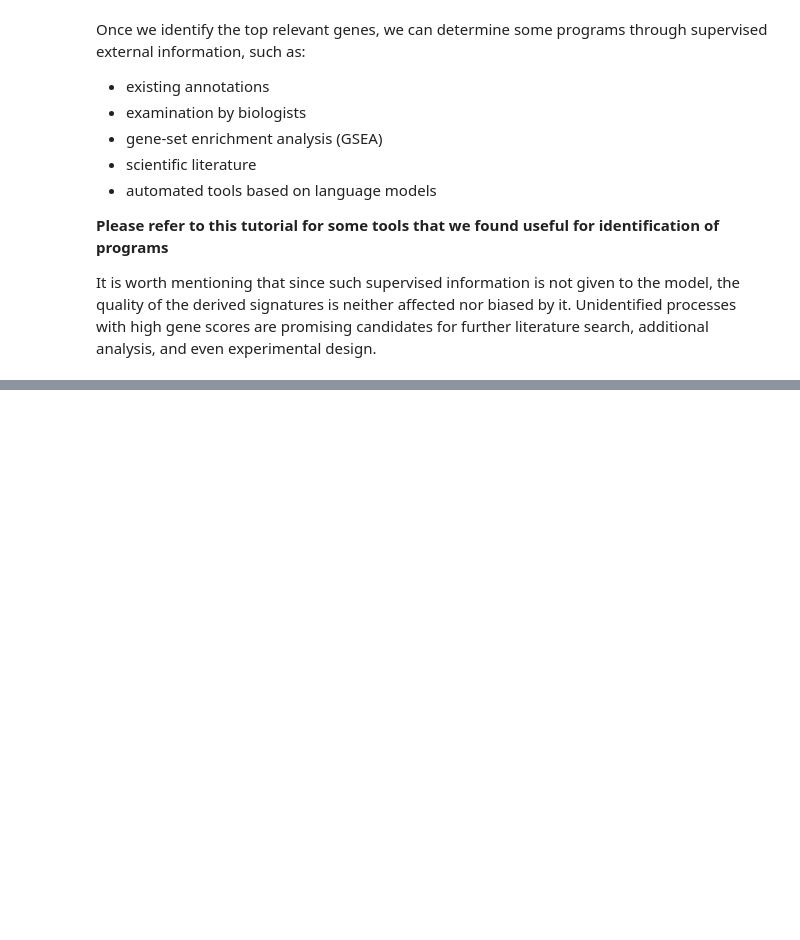
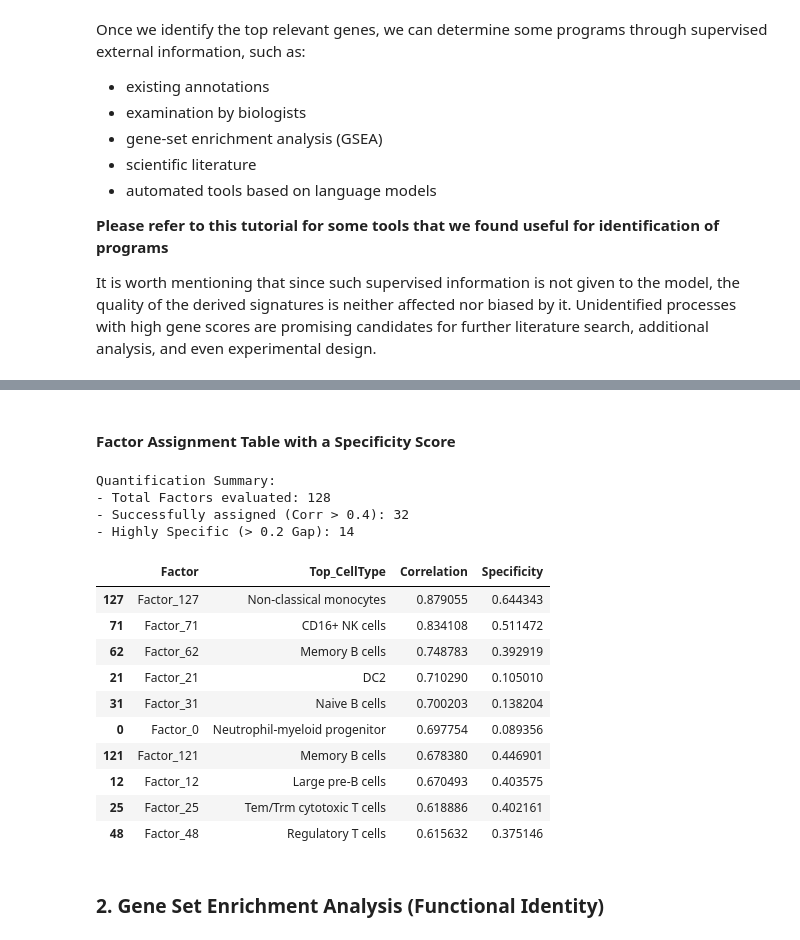
Before and after one commit to clarasoekler/DRVI_tutorials, a Jupyter notebook: identification_of_factors.ipynb, the cells around one changed output, grey strips where cells are left out. Cells and saved outputs as stored; diff of their text form; code cells hidden in the pictures; blank space fills up the shorter version.

```diff
--- a/identification_of_factors.ipynb
+++ b/identification_of_factors.ipynb
@@ -400,0 +420,51 @@ should have coding API
+# %% [markdown]
+#### Factor Assignment Table with a Specificity Score
+# %%
+# 1. Extract the Top Match and the second-best match using 'eval_matrix'
+top_1 = eval_matrix.idxmax(axis=1)
+top_1_val = eval_matrix.max(axis=1)
+
+# To find the 2nd best, we temporarily mask the top one
+temp_matrix = eval_matrix.copy()
+for i, col in enumerate(top_1):
+    temp_matrix.loc[temp_matrix.index[i], col] = -1
+top_2_val = temp_matrix.max(axis=1)
+
+# 2. Calculate Specificity Score
+specificity = top_1_val - top_2_val
+
+# 3. Create the Quantification Table
+quant_df = pd.DataFrame({
+    'Factor': eval_matrix.index,
+    'Top_CellType': top_1.values,
+    'Correlation': top_1_val.values,
+    'Specificity': specificity.values
+}).sort_values('Correlation', ascending=False)
+
+# 4. Filter for "Identified" factors (Correlation > 0.4)
+identified_factors = quant_df[quant_df['Correlation'] > 0.4]
+
+print(f"Quantification Summary:")
+print(f"- Total Factors evaluated: {len(quant_df)}")
+print(f"- Successfully assigned (Corr > 0.4): {len(identified_factors)}")
+print(f"- Highly Specific (> 0.2 Gap): {len(quant_df[quant_df['Specificity'] > 0.2])}")
+
+quant_df.head(10)
+# %% [output]
+Quantification Summary:
+- Total Factors evaluated: 128
+- Successfully assigned (Corr > 0.4): 32
+- Highly Specific (> 0.2 Gap): 14
+|  | Factor | Top_CellType | Correlation | Specificity |
+| 127 | Factor_127 | Non-classical monocytes | 0.879055 | 0.644343 |
+| 71 | Factor_71 | CD16+ NK cells | 0.834108 | 0.511472 |
+| 62 | Factor_62 | Memory B cells | 0.748783 | 0.392919 |
+| 21 | Factor_21 | DC2 | 0.710290 | 0.105010 |
+| 31 | Factor_31 | Naive B cells | 0.700203 | 0.138204 |
+| 0 | Factor_0 | Neutrophil-myeloid progenitor | 0.697754 | 0.089356 |
+| 121 | Factor_121 | Memory B cells | 0.678380 | 0.446901 |
+| 12 | Factor_12 | Large pre-B cells | 0.670493 | 0.403575 |
+| 25 | Factor_25 | Tem/Trm cytotoxic T cells | 0.618886 | 0.402161 |
+| 48 | Factor_48 | Regulatory T cells | 0.615632 | 0.375146 |
+# %% [markdown]
+### 2. Gene Set Enrichment Analysis (Functional Identity)
```
Also changed, not shown: parts of 45 cells of this notebook, 1 other file.
